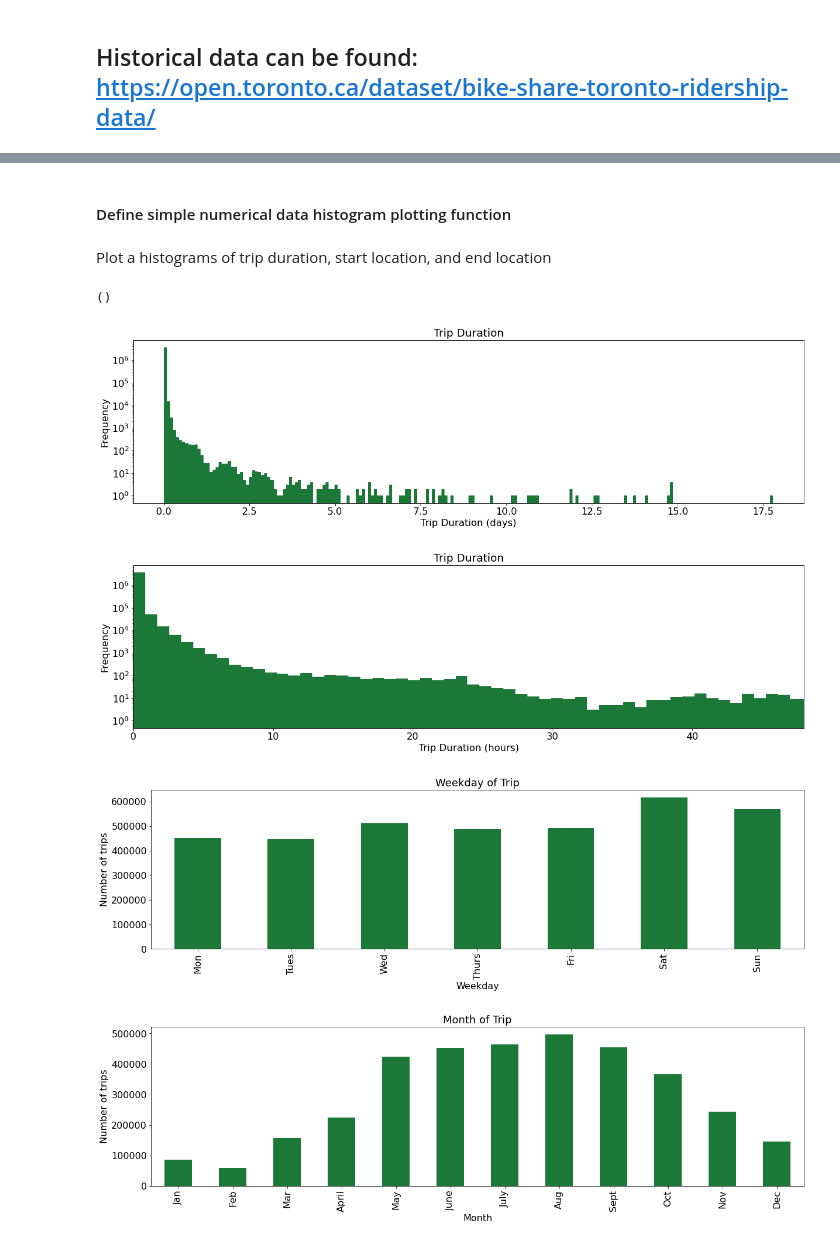
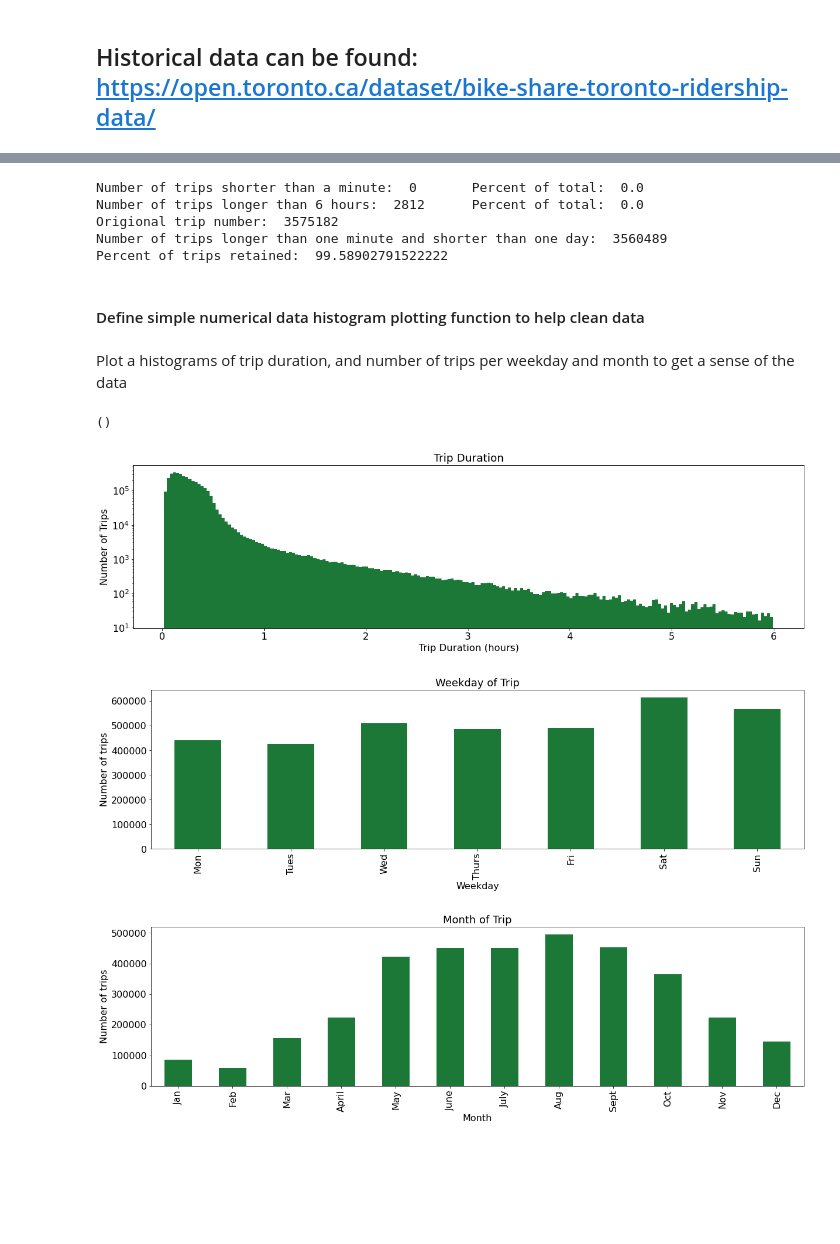
Before and after one commit to smcgibbo/TorontoBike, a Jupyter notebook: Temporal_Usage.ipynb, the cells around one changed output, grey strips where cells are left out. Saved outputs shown, nothing was run; the diff lists cells and outputs as text; code cells hidden in the pictures; blank space fills up the shorter version.

Commit message:
Cleaned time data a bit, re-organized visualization

```diff
--- a/Temporal_Usage.ipynb
+++ b/Temporal_Usage.ipynb
@@ -66,5 +68,21 @@ Data dataframe columns
+# %%
+#take only data longer than a minute and shorter than a day
+print("Number of trips shorter than a minute: ",(d["Trip  Duration"]< 60).sum(), "\tPercent of total: ", ((d["Trip  Duration"]< 60).sum())/N_trips_raw)
+print("Number of trips longer than 6 hours: ",(d["Trip  Duration"] > 60*60*6).sum(), "\tPercent of total: ", ((d["Trip  Duration"]> 60*60*24).sum())/N_trips_raw)
+
+
+d = d[d["Trip  Duration"].between(60, 60*60*6)]
+N_trips = d.shape[0]#find new number of trips
+print("Origional trip number: ", N_trips_raw, "\nNumber of trips longer than one minute and shorter than one day: ", N_trips,
+     "\nPercent of trips retained: ", (N_trips)/N_trips_raw*100 )
+# %% [output]
+Number of trips shorter than a minute:  0       Percent of total:  0.0
+Number of trips longer than 6 hours:  2812      Percent of total:  0.0
+Origional trip number:  3575182
+Number of trips longer than one minute and shorter than one day:  3560489
+Percent of trips retained:  99.58902791522222
 # %% [markdown]
-#### Define simple numerical data histogram plotting function
+#### Define simple numerical data histogram plotting function to help clean data
 # %%
 def HistPlot(data, text_size, ylabel, xlabel, title, xticks, xrot, **kwargs):
     fig, ax = plt.subplots()
@@ -77,37 +95,25 @@ def HistPlot(data, text_size, ylabel, xlabel, title, xticks, xrot, **kwargs):
     plt.xticks(rotation=xrot)
 
     return()
-# %% [markdown]
-Plot a histograms of trip duration, start location, and end location
+# %% [markdown]
+Plot a histograms of trip duration, and number of trips per weekday and month to get a sense of the data
 # %%
 #Plot duration histrogram (maybe someone stole a bike....)
-HistPlot(d['Trip  Duration']/(3600*24), 16, "Number of Trips", "Trip Duration (days)","Trip Duration", False, 0, kind = "hist", bins = 200, color = "#1b7837", figsize = (20,5), logy = True)
-HistPlot(d['Trip  Duration']/(3600), 16, "Number of Trips", "Trip Duration (hours)","Trip Duration", False, 0, kind = "hist", bins = 500, color = "#1b7837", figsize = (20,5), logy = True, xlim = (0,48))
+HistPlot(d['Trip  Duration']/(3600), 16, "Number of Trips", "Trip Duration (hours)","Trip Duration", False, 0, kind = "hist", bins = 200, color = "#1b7837", figsize = (20,5), logy = True)
 
 #Plot start time
 df = d.groupby(d["Start Time"].dt.weekday).size().reset_index()
 df.columns = ["Weekday", 'count']
 xticks = ["Mon", "Tues", "Wed", "Thurs", "Fri", "Sat", "Sun"]
 HistPlot(df, 16, "Number of trips", "Weekday", "Weekday of Trip",xticks, 90, kind = "bar", x="Weekday", y = "count", color = "#1b7837", figsize = (20,5), legend = False)
 
 #Plot start time
 df = d.groupby(d["Start Time"].dt.month).size().reset_index()
 df.columns = ["Month", 'count']
 xticks = ["Jan", "Feb", "Mar","April", "May", "June", "July", "Aug", "Sept", "Oct", "Nov", "Dec"]
 HistPlot(df, 16, "Number of trips", "Month", "Month of Trip",xticks, 90, kind = "bar", x="Month", y = "count", color = "#1b7837", figsize = (20,5), legend = False)
-
-#Plot trip start location
-df = d.groupby(["Start Station Name"]).size().to_frame().sort_values([0], ascending = False).head(15).reset_index()
-df.columns = ["Start Station Name", 'count']
-HistPlot(df, 16, "Number of trips", "Start Location Name", "Top 15 Start Locations",False, 90, kind = "bar", x="Start Station Name", y = "count", color = "#1b7837", figsize = (20,5), legend = False)
-
-#Plot trip end location
-df = d.groupby(["End Station Name"]).size().to_frame().sort_values([0], ascending = False).head(15).reset_index()
-df.columns = ["End Station Name", 'count']
-HistPlot(df, 16, "Number of trips", "End Location Name","Top 15 End Locations", False, 90, kind = "bar", x="End Station Name", y = "count", color = "#1b7837", figsize = (20,5), legend = False)
 # %% [output]
 ()
-[figure, old version]
+[figure, new version]
-[figure, old version]
+[figure, new version]
-[figure, old version]
+[figure, new version]
-[figure, removed]
```
Also changed, not shown: parts of 11 cells of this notebook.
